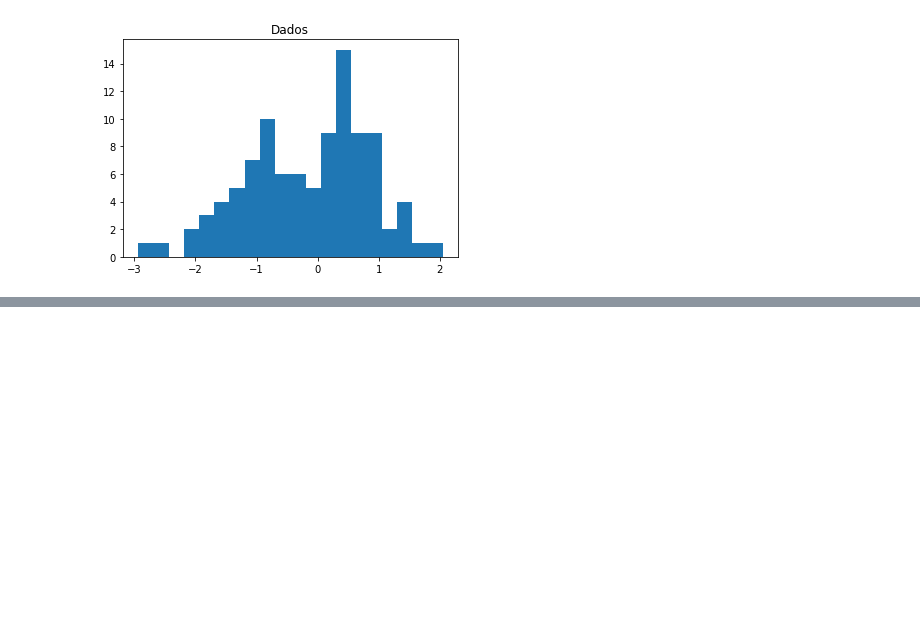
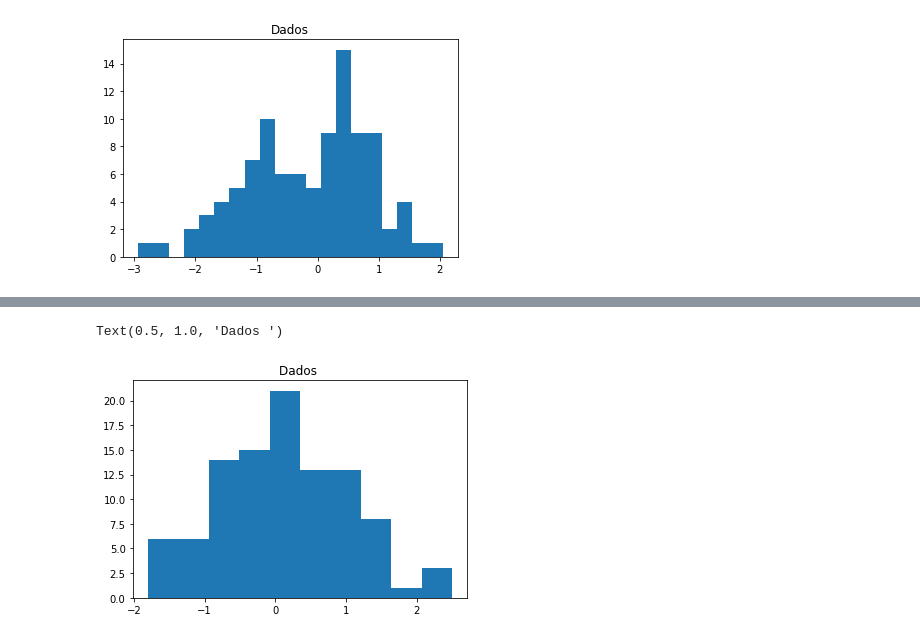
Before and after one commit to WandersonGustavo/Imersao_Alura, a Jupyter notebook: Copy_of_DataScience2.ipynb, the cells around one changed output, grey strips where cells are left out. Saved outputs shown, nothing was run; the diff lists cells and outputs as text; code cells hidden in the pictures; blank space fills up the shorter version.

```diff
--- a/Copy_of_DataScience2.ipynb
+++ b/Copy_of_DataScience2.ipynb
@@ -327,0 +336,4 @@ Text(0.5, 1.0, 'Dados')
+# %%
+# dados normais
+dadosN=norm.rvs(size=100)
+dadosN
@@ -327,0 +361,7 @@ Text(0.5, 1.0, 'Dados')
+# %%
+#histograma, pra analisar se tão em forma de sino,uma vez q os dados tão normais
+histog=plt.hist(dadosN ,bins=10)
+plt.title('Dados ')
+# %% [output]
+Text(0.5, 1.0, 'Dados ')
+[figure, added]
```
Also changed, not shown: parts of 34 cells of this notebook.
